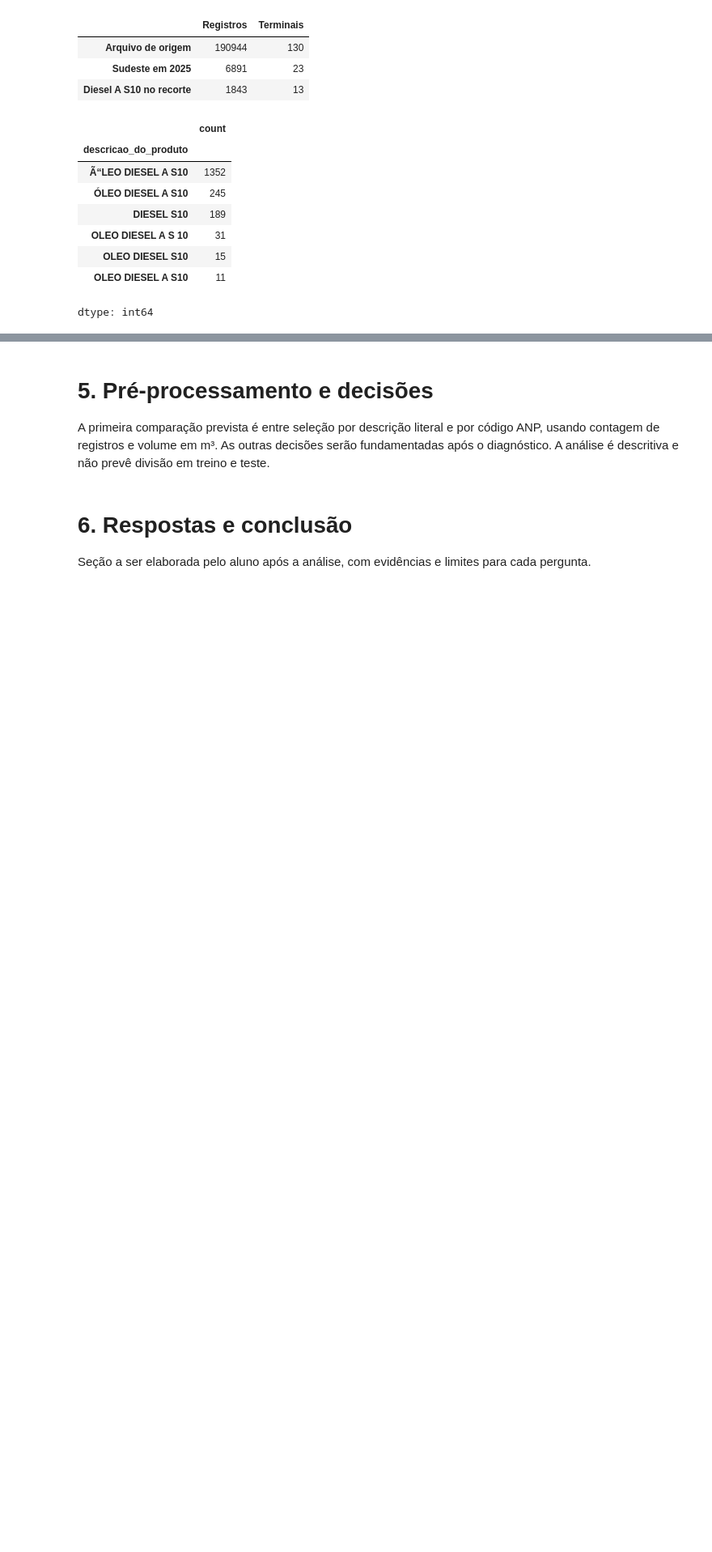
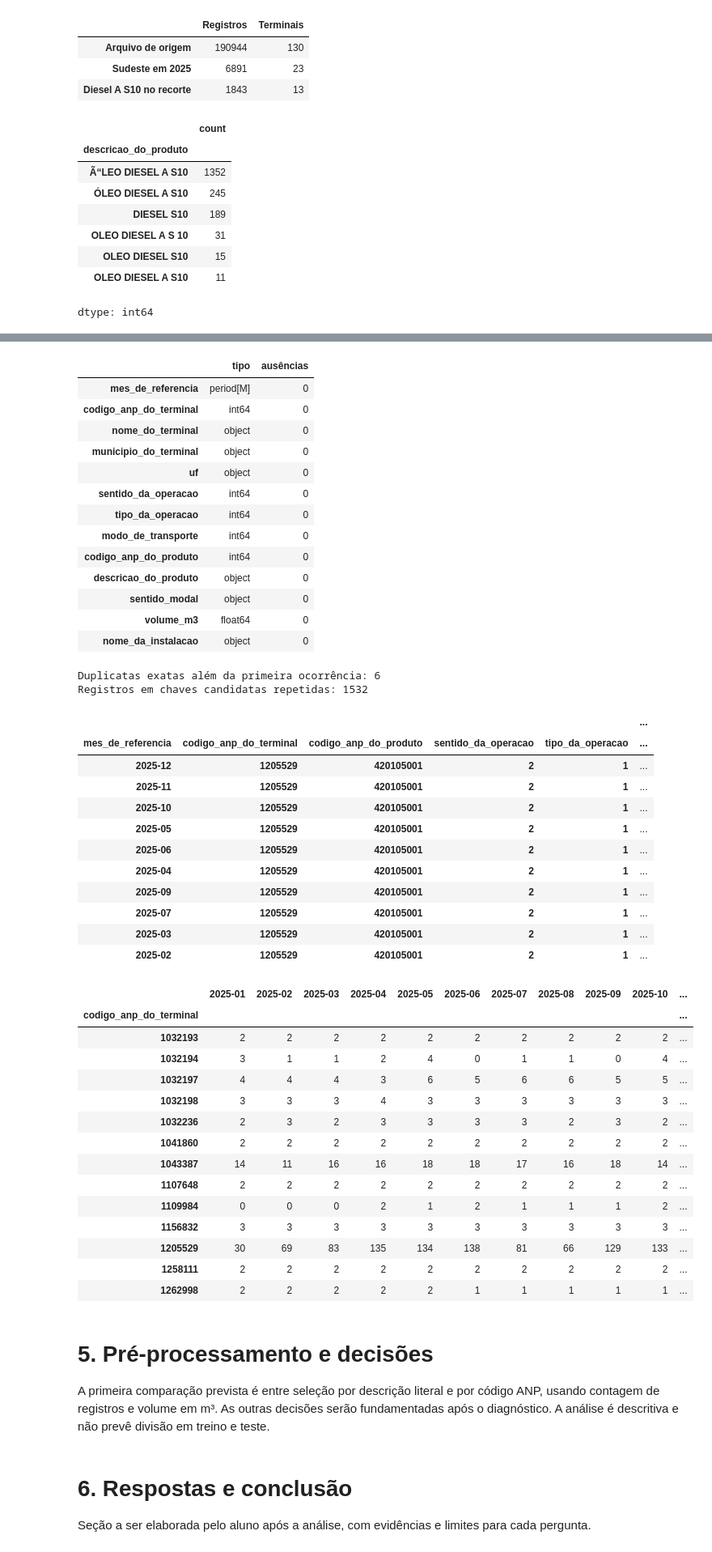
Before and after one commit to andersonportella-collab/MVP_Analise_de_Dados_e_Boas_Praticas, a Jupyter notebook: MVP_ANP_Terminais.ipynb, the cells around one changed output, grey strips where cells are left out. Shown at 81% size. Cells and saved outputs as stored; diff of their text form; code cells hidden in the pictures; blank space fills up the shorter version.

```diff
--- a/MVP_ANP_Terminais.ipynb
+++ b/MVP_ANP_Terminais.ipynb
@@ -135,3 +139,76 @@ dtype: int64
+# %%
+chave_candidata = [
+    "mes_de_referencia", "codigo_anp_do_terminal", "codigo_anp_do_produto",
+    "sentido_da_operacao", "tipo_da_operacao", "modo_de_transporte",
+]
+
+ausencias = diesel_s10.isna().sum().rename("ausências")
+display(pd.concat([diesel_s10.dtypes.rename("tipo"), ausencias], axis=1))
+
+print("Duplicatas exatas além da primeira ocorrência:", diesel_s10.duplicated().sum())
+repeticoes = diesel_s10.duplicated(subset=chave_candidata, keep=False)
+print("Registros em chaves candidatas repetidas:", repeticoes.sum())
+if repeticoes.any():
+    display(
+        diesel_s10.loc[repeticoes]
+        .groupby(chave_candidata, dropna=False)
+        .agg(registros=("volume_m3", "size"), volumes_distintos=("volume_m3", "nunique"))
+        .sort_values("registros", ascending=False)
+        .head(10)
+    )
+
+meses_2025 = pd.period_range("2025-01", "2025-12", freq="M")
+cobertura = (
+    diesel_s10.groupby(["codigo_anp_do_terminal", "mes_de_referencia"])
+    .size()
+    .unstack(fill_value=0)
+    .reindex(columns=meses_2025, fill_value=0)
+)
+display(cobertura.assign(meses_com_registro=cobertura.gt(0).sum(axis=1)))
+# %% [output]
+|  | tipo | ausências |
+| mes_de_referencia | period[M] | 0 |
+| codigo_anp_do_terminal | int64 | 0 |
+| nome_do_terminal | object | 0 |
+| municipio_do_terminal | object | 0 |
+| uf | object | 0 |
+| sentido_da_operacao | int64 | 0 |
+| tipo_da_operacao | int64 | 0 |
+| modo_de_transporte | int64 | 0 |
+| codigo_anp_do_produto | int64 | 0 |
+| descricao_do_produto | object | 0 |
+| sentido_modal | object | 0 |
+| volume_m3 | float64 | 0 |
+| nome_da_instalacao | object | 0 |
+Duplicatas exatas além da primeira ocorrência: 6
+Registros em chaves candidatas repetidas: 1532
+|  |  |  |  |  | ... |
+| mes_de_referencia | codigo_anp_do_terminal | codigo_anp_do_produto | sentido_da_operacao | tipo_da_operacao | ... |
+| 2025-12 | 1205529 | 420105001 | 2 | 1 | ... |
+| 2025-11 | 1205529 | 420105001 | 2 | 1 | ... |
+| 2025-10 | 1205529 | 420105001 | 2 | 1 | ... |
+| 2025-05 | 1205529 | 420105001 | 2 | 1 | ... |
+| 2025-06 | 1205529 | 420105001 | 2 | 1 | ... |
+| 2025-04 | 1205529 | 420105001 | 2 | 1 | ... |
+| 2025-09 | 1205529 | 420105001 | 2 | 1 | ... |
+| 2025-07 | 1205529 | 420105001 | 2 | 1 | ... |
+| 2025-03 | 1205529 | 420105001 | 2 | 1 | ... |
+| 2025-02 | 1205529 | 420105001 | 2 | 1 | ... |
+|  | 2025-01 | 2025-02 | 2025-03 | 2025-04 | 2025-05 | 2025-06 | 2025-07 | 2025-08 | 2025-09 | 2025-10 | ... |
+| codigo_anp_do_terminal |  |  |  |  |  |  |  |  |  |  | ... |
+| 1032193 | 2 | 2 | 2 | 2 | 2 | 2 | 2 | 2 | 2 | 2 | ... |
+| 1032194 | 3 | 1 | 1 | 2 | 4 | 0 | 1 | 1 | 0 | 4 | ... |
+| 1032197 | 4 | 4 | 4 | 3 | 6 | 5 | 6 | 6 | 5 | 5 | ... |
+| 1032198 | 3 | 3 | 3 | 4 | 3 | 3 | 3 | 3 | 3 | 3 | ... |
+| 1032236 | 2 | 3 | 2 | 3 | 3 | 3 | 3 | 2 | 3 | 2 | ... |
+| 1041860 | 2 | 2 | 2 | 2 | 2 | 2 | 2 | 2 | 2 | 2 | ... |
+| 1043387 | 14 | 11 | 16 | 16 | 18 | 18 | 17 | 16 | 18 | 14 | ... |
+| 1107648 | 2 | 2 | 2 | 2 | 2 | 2 | 2 | 2 | 2 | 2 | ... |
+| 1109984 | 0 | 0 | 0 | 2 | 1 | 2 | 1 | 1 | 1 | 2 | ... |
+| 1156832 | 3 | 3 | 3 | 3 | 3 | 3 | 3 | 3 | 3 | 3 | ... |
+| 1205529 | 30 | 69 | 83 | 135 | 134 | 138 | 81 | 66 | 129 | 133 | ... |
+| 1258111 | 2 | 2 | 2 | 2 | 2 | 2 | 2 | 2 | 2 | 2 | ... |
+| 1262998 | 2 | 2 | 2 | 2 | 2 | 1 | 1 | 1 | 1 | 1 | ... |
 # %% [markdown]
 # 5. Pré-processamento e decisões
 
```
Also changed, not shown: parts of 1 cell of this notebook.
